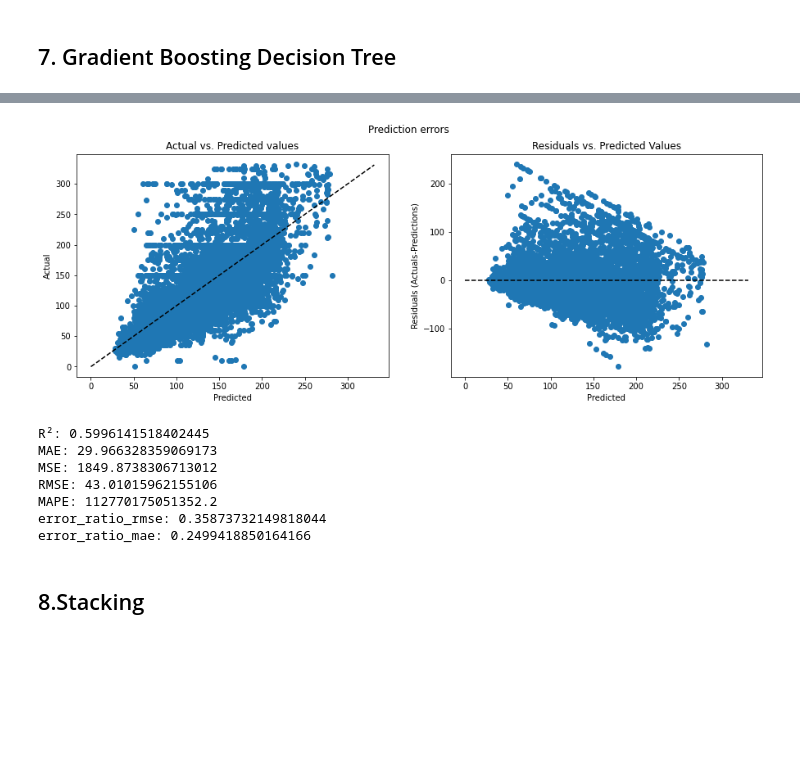
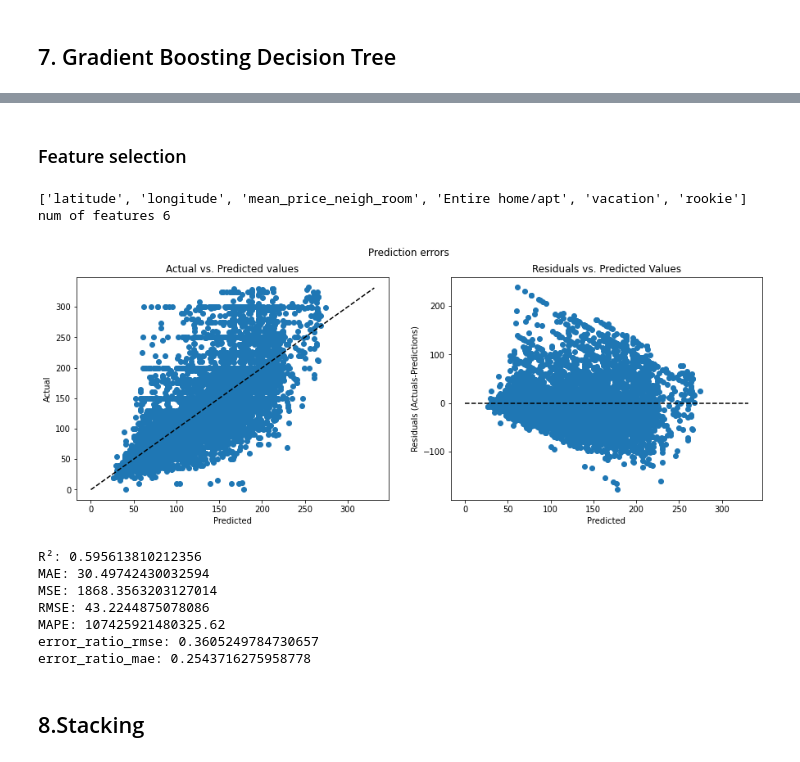
Before and after one commit to ensemblegroupDSBA/EL_project, a Jupyter notebook: NEW_NY_bnb_pricing_.ipynb, the cells around one changed output, grey strips where cells are left out. Cells and saved outputs as stored; diff of their text form; code cells hidden in the pictures; blank space fills up the shorter version.

Commit message:
modify feature selection

```diff
--- a/NEW_NY_bnb_pricing_.ipynb
+++ b/NEW_NY_bnb_pricing_.ipynb
@@ -794,0 +857,11 @@ pd.DataFrame(cv_result)
+# %%
+# select features using threshold
+selection = SelectFromModel(gdb, threshold=avg, prefit=True)
+select_X_train = selection.transform(X_train)
+# train model
+selection_model_gdb = GradientBoostingRegressor(n_estimators = 300, max_depth = 5, min_samples_split = 2, learning_rate = 0.1, loss = 'squared_error')
+selection_model_gdb.fit(select_X_train, y_train)
+# eval model
+select_X_test = selection.transform(X_test)
+y_pred_gdb = selection_model_gdb.predict(select_X_test)
+xgb_scores_selection=scores(y_test,y_pred_gdb,plot= True)
@@ -817,18 +899,52 @@ error_ratio_mae: 0.2498814195791469
+# %% [markdown]
+### Feature selection
+# %%
+imp_feat = gbdt.feature_importances_
+sorted = np.sort(imp_feat)
+
+ind_median = round(len(sorted)/2)
+
+median = sorted[ind_median]
+#median =0.0011524354
+
+avg = imp_feat.mean()
+#avg = 0.0040816334
+
+important = []
+l = list(X_train)
+for i in range(len(imp_feat)):
+  important.append([imp_feat[i],l[i]])
+
+most_important = []
+for x in important:
+  if x[0]>avg:
+    most_important.append(x[1])
+
+print(most_important)
+print("num of features", len(most_important))
+# %% [output]
+['latitude', 'longitude', 'mean_price_neigh_room', 'Entire home/apt', 'vacation', 'rookie']
+num of features 6
 # %%
+# select features using threshold
+selection = SelectFromModel(gbdt, threshold=avg, prefit=True)
+select_X_train = selection.transform(X_train)
+# train model
 selection_model_gbdt = GradientBoostingRegressor(n_estimators=100, learning_rate=0.1, max_depth=3, random_state=100)
 selection_model_gbdt.fit(select_X_train, y_train)
 # eval model
+select_X_test = selection.transform(X_test)
 y_pred_gbdt = selection_model_gbdt.predict(select_X_test)
-gbdt_scores_selection=scores(y_test,y_pred_gbdt,plot= True)
+xgb_scores_selection=scores(y_test,y_pred_gbdt,plot= True)
 # %% [output]
-[figure, old version]
+[figure, new version]
-R²: 0.5996141518402445
-MAE: 29.966328359069173
-MSE: 1849.8738306713012
-RMSE: 43.01015962155106
-MAPE: 112770175051352.2
-error_ratio_rmse: 0.35873732149818044
-error_ratio_mae: 0.2499418850164166
+R²: 0.595613810212356
+MAE: 30.49742430032594
+MSE: 1868.3563203127014
+RMSE: 43.2244875078086
+MAPE: 107425921480325.62
+error_ratio_rmse: 0.3605249784730657
+error_ratio_mae: 0.2543716275958778
 # %% [markdown]
 ## 8.Stacking
 # %%
```
Also changed, not shown: parts of 28 cells of this notebook.
